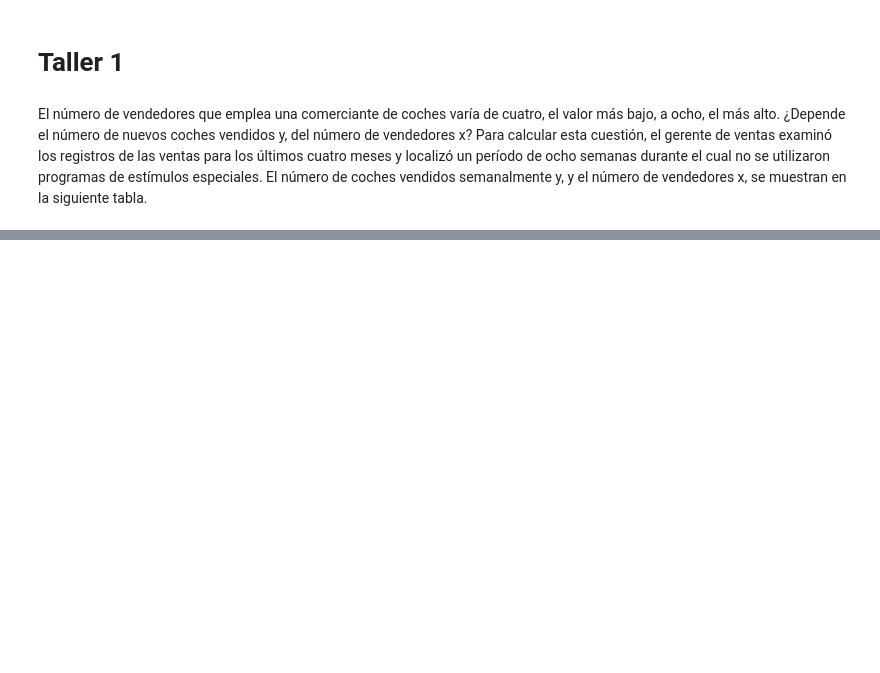
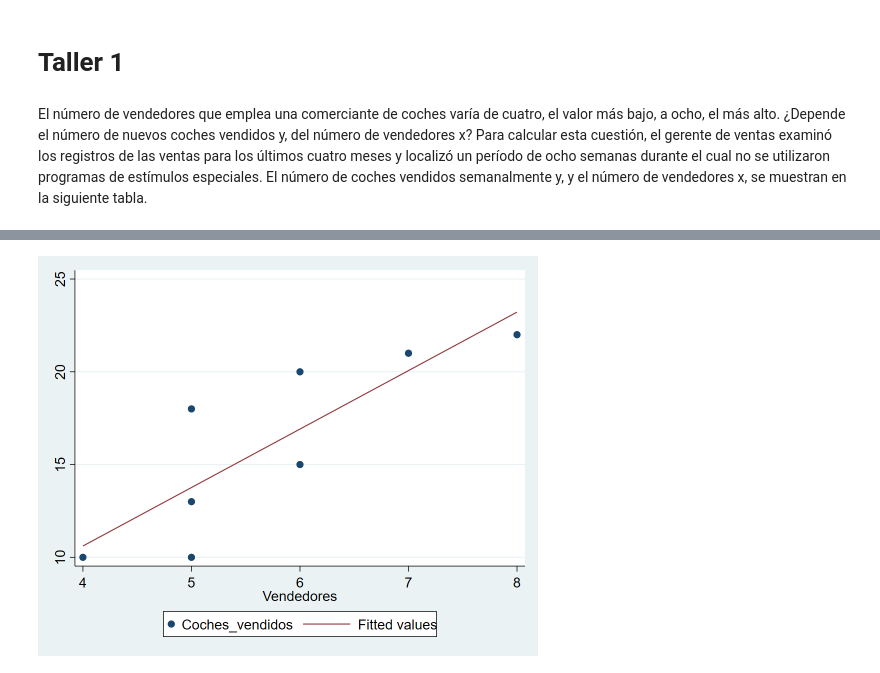
Before and after one commit to Dipg/Taller1, a Jupyter notebook: Taller1.ipynb, the cells around one changed output, grey strips where cells are left out. Cells and saved outputs as stored; diff of their text form; code cells hidden in the pictures; blank space fills up the shorter version.

```diff
--- a/Taller1.ipynb
+++ b/Taller1.ipynb
@@ -31,0 +42,5 @@ df
+# %%
+%%stata -o life_df  -d df
+two scatter Coches_vendidos Vendedores || lfit Coches_vendidos Vendedores
+# %% [output]
+[figure, added]
```
Also changed, not shown: parts of 8 cells of this notebook.
